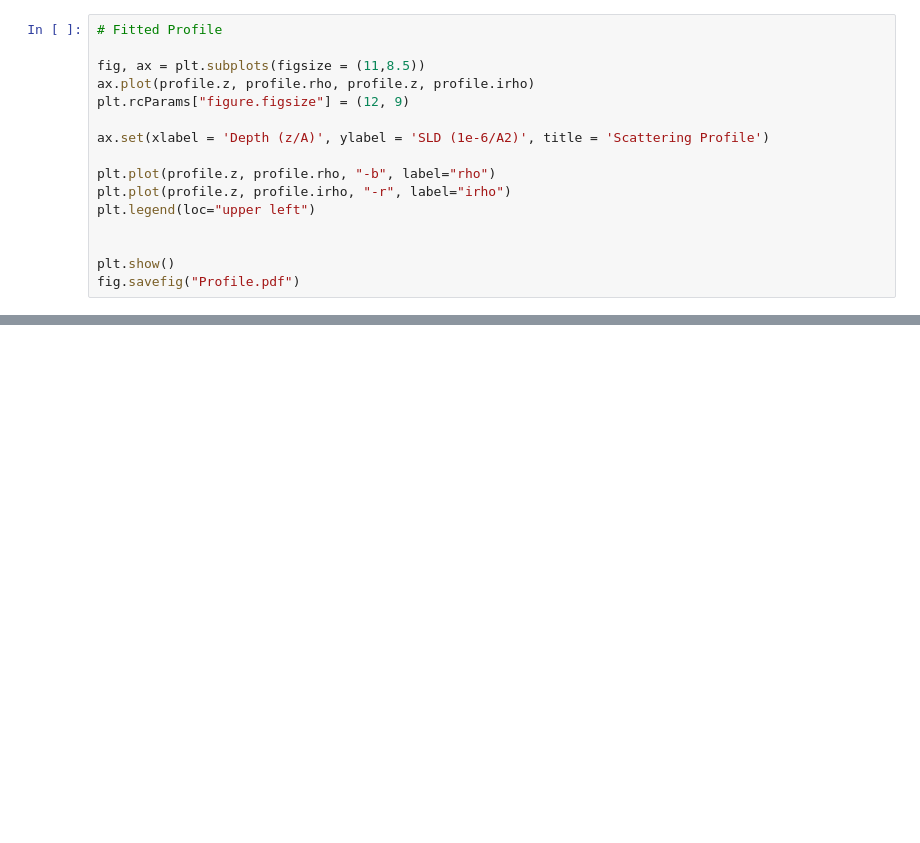
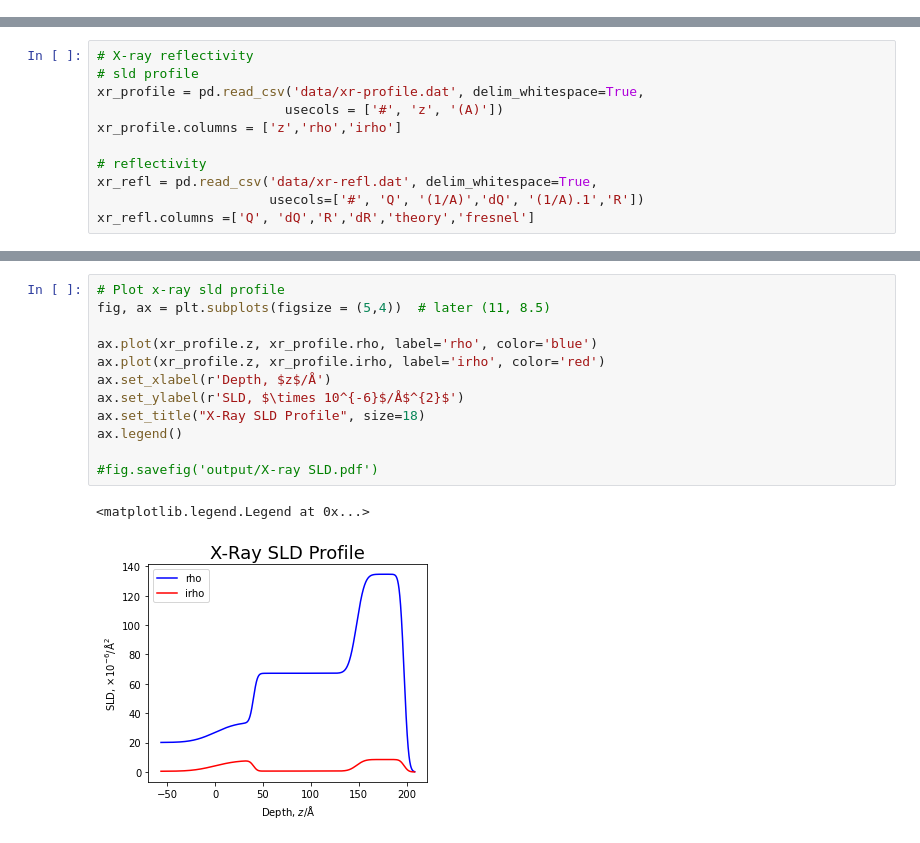
Before and after one commit to brianjosey/Autoplotting, a Jupyter notebook: Plotting.ipynb, the cells around one changed output, grey strips where cells are left out. Saved outputs shown, nothing was run; the diff lists cells and outputs as text; blank space fills up the shorter version.

```diff
--- a/Plotting.ipynb
+++ b/Plotting.ipynb
@@ -58,16 +0,0 @@ Now that I have the data, I want to plot it. For the profiles, I want to plot bo
-# %%
-# Fitted Profile
-
-fig, ax = plt.subplots(figsize = (11,8.5))
-ax.plot(profile.z, profile.rho, profile.z, profile.irho)
-plt.rcParams["figure.figsize"] = (12, 9)
-
-ax.set(xlabel = 'Depth (z/A)', ylabel = 'SLD (1e-6/A2)', title = 'Scattering Profile')
-
-plt.plot(profile.z, profile.rho, "-b", label="rho")
-plt.plot(profile.z, profile.irho, "-r", label="irho")
-plt.legend(loc="upper left")
-
-
-plt.show()
-fig.savefig("Profile.pdf")
@@ -364,0 +74,11 @@ plotreflPNR("R1_Ar")
+# %%
+# X-ray reflectivity
+# sld profile
+xr_profile = pd.read_csv('data/xr-profile.dat', delim_whitespace=True,
+                        usecols = ['#', 'z', '(A)'])
+xr_profile.columns = ['z','rho','irho']
+
+# reflectivity
+xr_refl = pd.read_csv('data/xr-refl.dat', delim_whitespace=True,
+                      usecols=['#', 'Q', '(1/A)','dQ', '(1/A).1','R'])
+xr_refl.columns =['Q', 'dQ','R','dR','theory','fresnel']
@@ -364,0 +107,15 @@ plotreflPNR("R1_Ar")
+# %%
+# Plot x-ray sld profile
+fig, ax = plt.subplots(figsize = (5,4))  # later (11, 8.5)
+
+ax.plot(xr_profile.z, xr_profile.rho, label='rho', color='blue')
+ax.plot(xr_profile.z, xr_profile.irho, label='irho', color='red')
+ax.set_xlabel(r'Depth, $z$/Å')
+ax.set_ylabel(r'SLD, $\times 10^{-6}$/Å$^{2}$')
+ax.set_title("X-Ray SLD Profile", size=18)
+ax.legend()
+
+#fig.savefig('output/X-ray SLD.pdf')
+# %% [output]
+<matplotlib.legend.Legend at 0x...>
+[figure, added]
```
Also changed, not shown: parts of 44 cells of this notebook, 11 other files.
